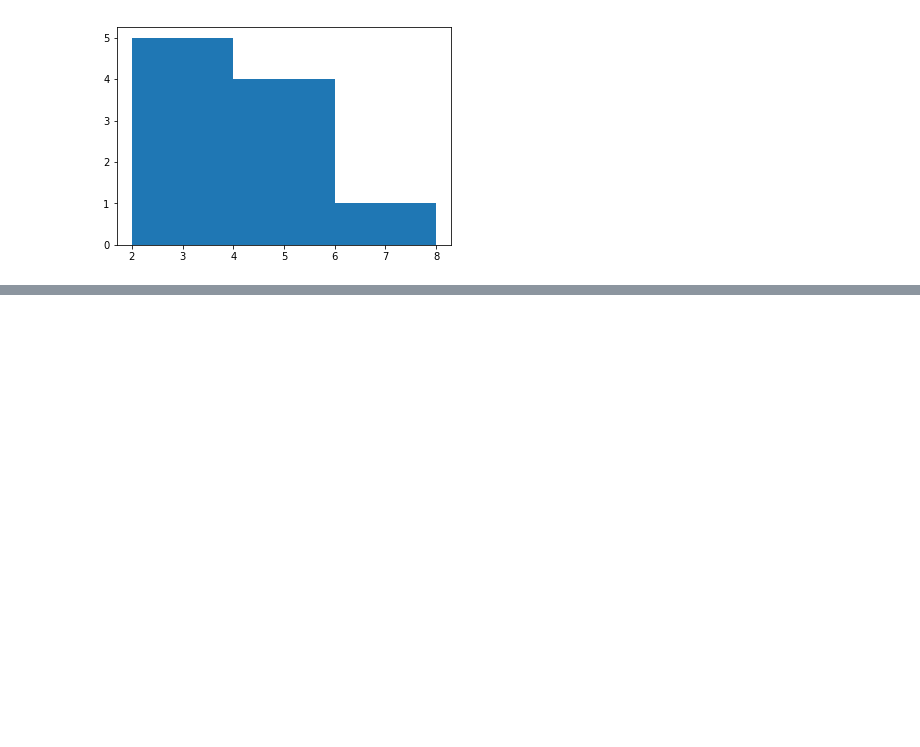
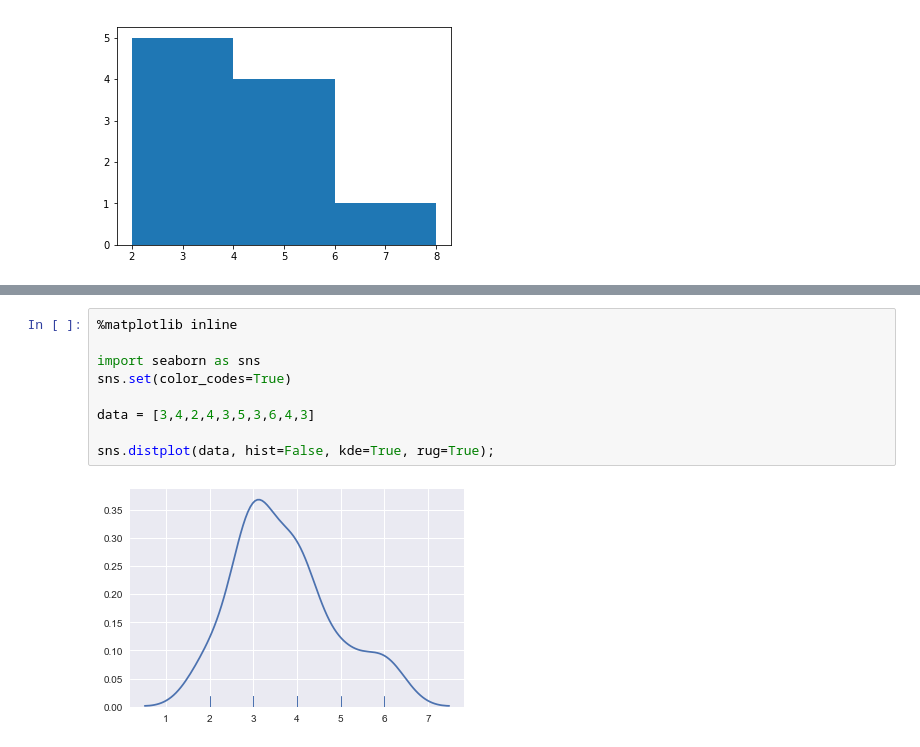
Before and after one commit to clockworks/statistics-101, a Jupyter notebook: histogram.ipynb, the cells around one changed output, grey strips where cells are left out. Saved outputs shown, nothing was run; the diff lists cells and outputs as text; blank space fills up the shorter version.

```diff
--- a/histogram.ipynb
+++ b/histogram.ipynb
@@ -11,0 +23,11 @@ plt.show()
+# %%
+%matplotlib inline
+
+import seaborn as sns
+sns.set(color_codes=True)
+
+data = [3,4,2,4,3,5,3,6,4,3]
+
+sns.distplot(data, hist=False, kde=True, rug=True);
+# %% [output]
+[figure, added]
```
Also changed, not shown: parts of 6 cells of this notebook.
